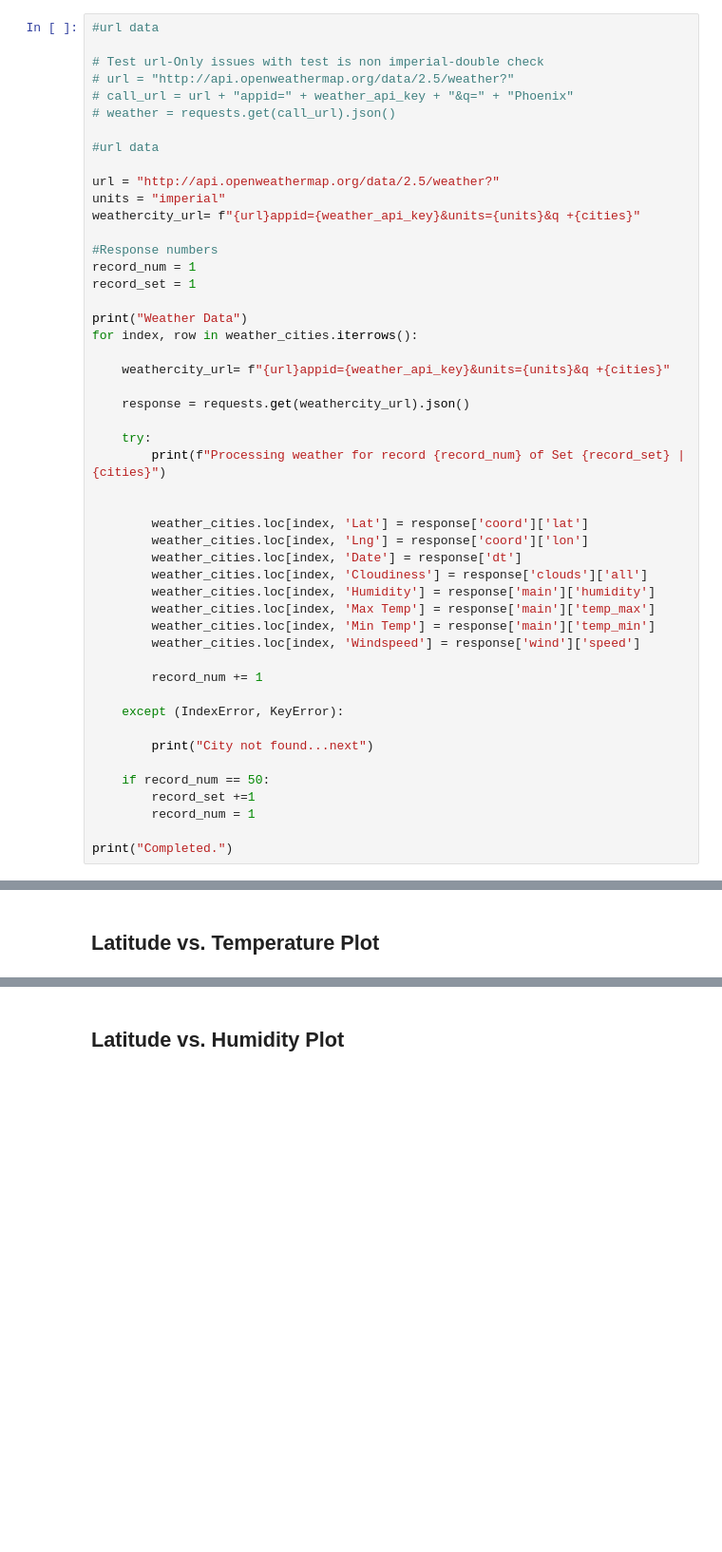
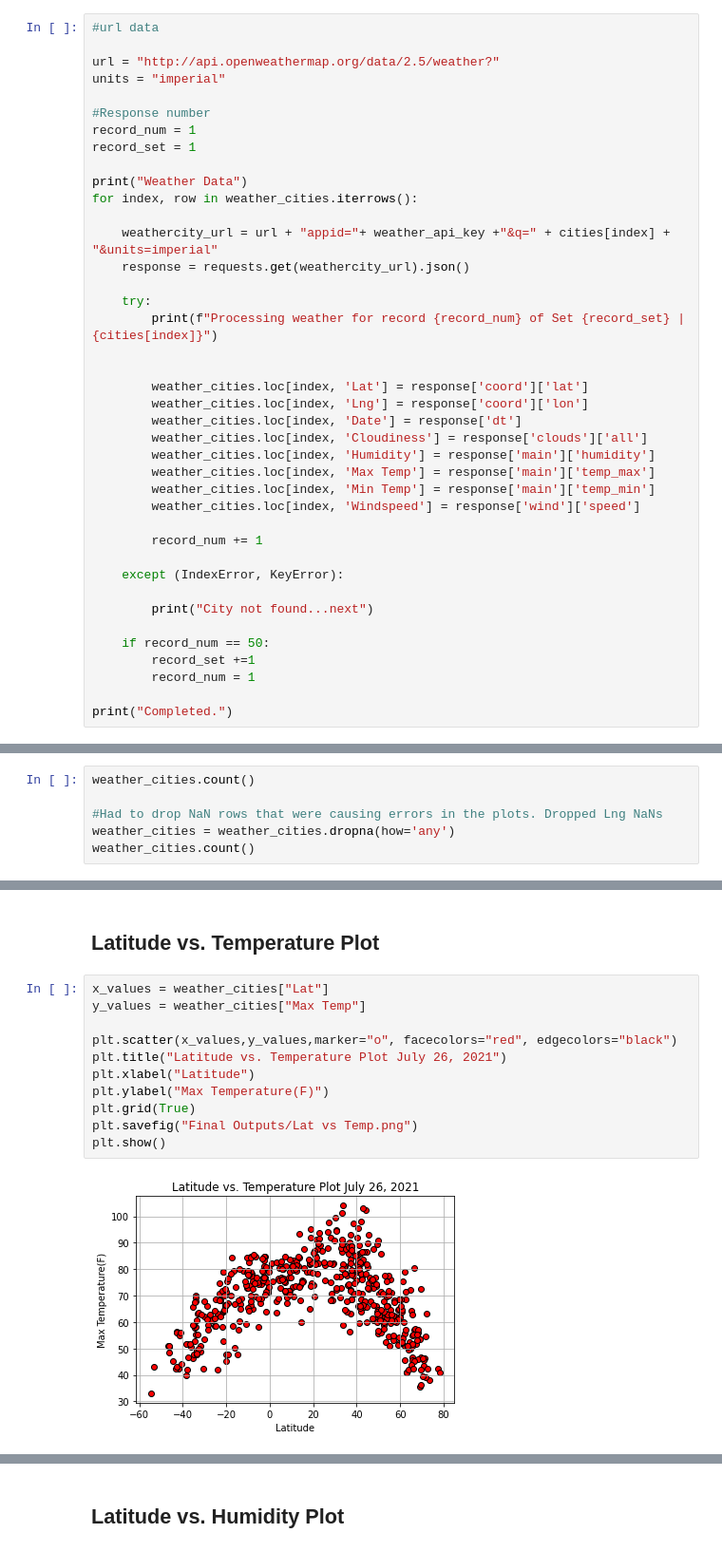
Before and after one commit to Jeff-Peterson-Vegas/python_api_challenge, a Jupyter notebook: Weather_Vacation_Py/WeatherPy.ipynb, the cells around one changed output, grey strips where cells are left out. Shown: that part at 95% size. Drawn from its saved outputs; the diff is of its cells as text; blank space fills up the shorter version.

```diff
--- a/Weather_Vacation_Py/WeatherPy.ipynb
+++ b/Weather_Vacation_Py/WeatherPy.ipynb
@@ -63,32 +70,23 @@ weather_cities.head()
 * Perform a weather check on each city using a series of successive API calls.
 * Include a print log of each city as it'sbeing processed (with the city number and city name).
 # %%
-#url data
-
-# Test url-Only issues with test is non imperial-double check
-# url = "http://api.openweathermap.org/data/2.5/weather?"
-# call_url = url + "appid=" + weather_api_key + "&q=" + "Phoenix"
-# weather = requests.get(call_url).json()
-
 #url data
 
 url = "http://api.openweathermap.org/data/2.5/weather?"
 units = "imperial"
-weathercity_url= f"{url}appid={weather_api_key}&units={units}&q +{cities}"
 
-#Response numbers
+#Response number
 record_num = 1
 record_set = 1
 
 print("Weather Data")
 for index, row in weather_cities.iterrows():
 
-    weathercity_url= f"{url}appid={weather_api_key}&units={units}&q +{cities}"
-
+    weathercity_url = url + "appid="+ weather_api_key +"&q=" + cities[index] + "&units=imperial"
     response = requests.get(weathercity_url).json()
 
     try:
-        print(f"Processing weather for record {record_num} of Set {record_set} | {cities}")
+        print(f"Processing weather for record {record_num} of Set {record_set} | {cities[index]}")
 
 
         weather_cities.loc[index, 'Lat'] = response['coord']['lat']
@@ -120,0 +139,6 @@ JSONDecodeError: Expecting value: line 1 column 1 (char 0)
+# %%
+weather_cities.count()
+
+#Had to drop NaN rows that were causing errors in the plots. Dropped Lng NaNs
+weather_cities = weather_cities.dropna(how='any')
+weather_cities.count()
@@ -133,3 +172,16 @@ Skip this step if there are no cities that have humidity > 100%.
 * Save the plotted figures as .pngs.
 # %% [markdown]
 ## Latitude vs. Temperature Plot
+# %%
+x_values = weather_cities["Lat"]
+y_values = weather_cities["Max Temp"]
+
+plt.scatter(x_values,y_values,marker="o", facecolors="red", edgecolors="black")
+plt.title("Latitude vs. Temperature Plot July 26, 2021")
+plt.xlabel("Latitude")
+plt.ylabel("Max Temperature(F)")
+plt.grid(True)
+plt.savefig("Final Outputs/Lat vs Temp.png")
+plt.show()
+# %% [output]
+[figure, added]
```
Also changed, not shown: parts of 32 cells of this notebook, 14 other files.
